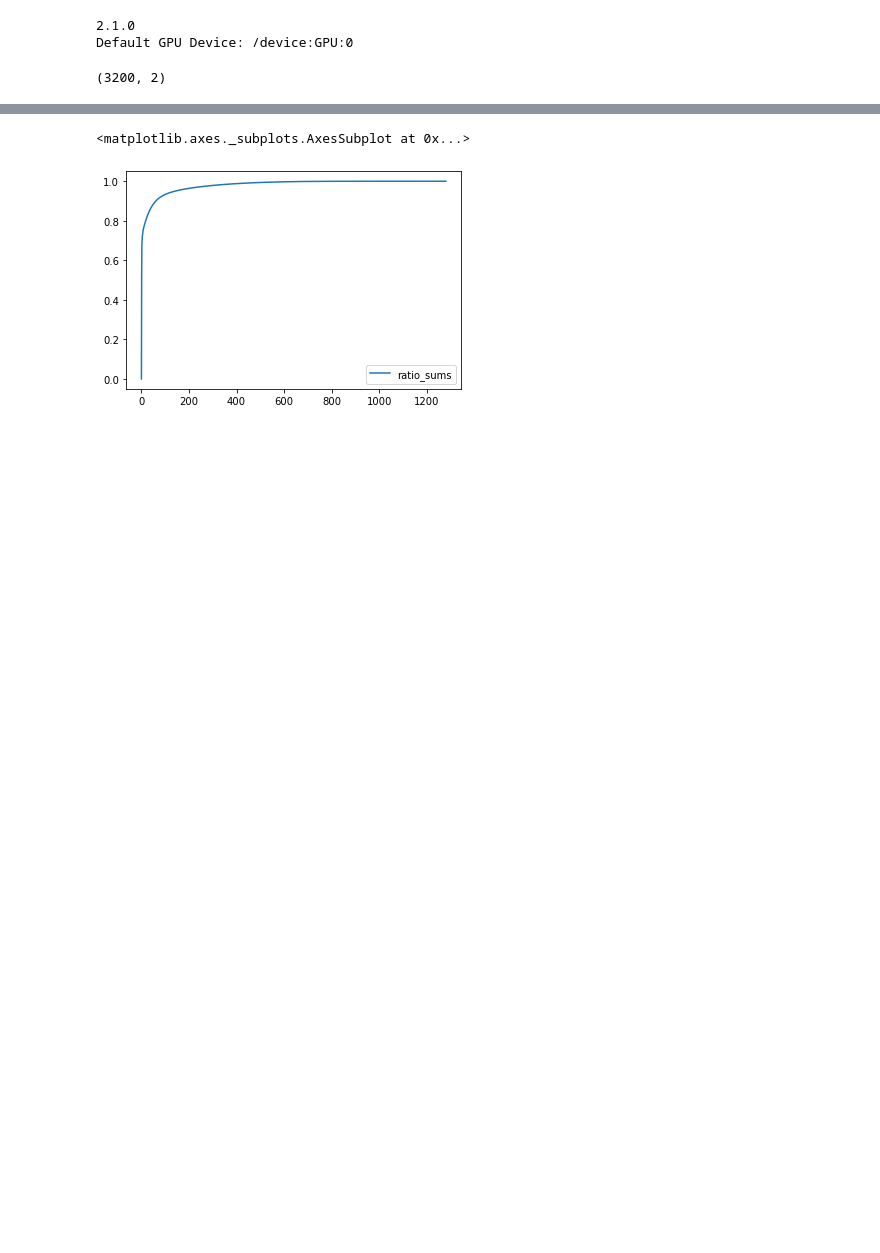
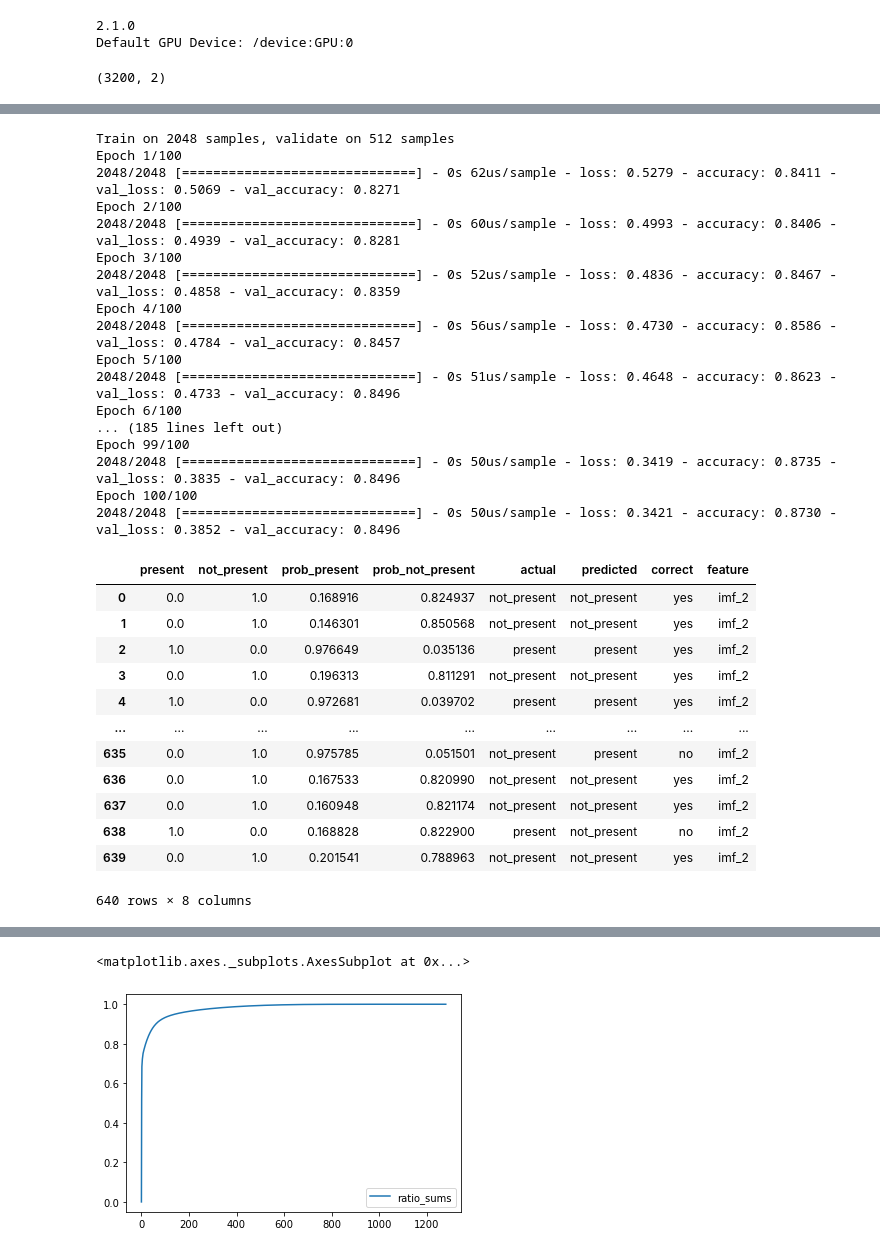
Before and after one commit to jeason15/ERAU-REU-2020, a Jupyter notebook: exploratory-analysis.ipynb, the cells around one changed output, grey strips where cells are left out. Drawn from its saved outputs; the diff is of its cells as text; code cells hidden in the pictures; blank space fills up the shorter version.

```diff
--- a/exploratory-analysis.ipynb
+++ b/exploratory-analysis.ipynb
@@ -211,0 +214,72 @@ Epoch 100/100
+# %%
+small_df = df[df.columns[256:512]]
+small_df >>= bind_cols(df.drone_present)
+
+presence_labs = small_df['drone_present']
+
+values = np.array(presence_labs)
+label_encoder = LabelEncoder()
+integer_encoded = label_encoder.fit_transform(values)
+
+onehot_encoder = OneHotEncoder(sparse=False)
+integer_encoded = integer_encoded.reshape(len(integer_encoded), 1)
+y = onehot_encoder.fit_transform(integer_encoded)
+
+x = small_df.drop(['drone_present'],axis=1).values
+
+x_train, x_test, y_train, y_test = train_test_split(x, y, test_size=0.2)
+
+fit2 = model_small.fit(x = x_train,
+        y = y_train,
+        epochs = 100,
+        batch_size = 32,
+        validation_split = .2,
+        verbose=True)
+
+prediction = model_small.predict(x_test)
+prediction_df = pd.DataFrame(prediction, columns=['prob_present','prob_not_present'])
+
+y_test = pd.DataFrame(y_test,columns=['present','not_present'])
+
+y_pred = y_test >> bind_cols(prediction_df)
+
+y_pred >>= mutate(actual = case_when([y_pred.present == 1, 'present'],
+[y_pred.not_present == 1, 'not_present']),
+predicted = case_when([y_pred.prob_present > y_pred.prob_not_present, 'present'],
+[y_pred.prob_present < y_pred.prob_not_present, 'not_present']))
+
+y_pred >>= mutate(correct = case_when([y_pred.actual == y_pred.predicted, 'yes'],
+[y_pred.actual != y_pred.predicted, 'no']),
+feature = 'imf_2')
+y_pred
+# %% [output]
+Train on 2048 samples, validate on 512 samples
+Epoch 1/100
+2048/2048 [==============================] - 0s 62us/sample - loss: 0.5279 - accuracy: 0.8411 - val_loss: 0.5069 - val_accuracy: 0.8271
+Epoch 2/100
+2048/2048 [==============================] - 0s 60us/sample - loss: 0.4993 - accuracy: 0.8406 - val_loss: 0.4939 - val_accuracy: 0.8281
+Epoch 3/100
+2048/2048 [==============================] - 0s 52us/sample - loss: 0.4836 - accuracy: 0.8467 - val_loss: 0.4858 - val_accuracy: 0.8359
+Epoch 4/100
+2048/2048 [==============================] - 0s 56us/sample - loss: 0.4730 - accuracy: 0.8586 - val_loss: 0.4784 - val_accuracy: 0.8457
+Epoch 5/100
+2048/2048 [==============================] - 0s 51us/sample - loss: 0.4648 - accuracy: 0.8623 - val_loss: 0.4733 - val_accuracy: 0.8496
+Epoch 6/100
+... (185 lines left out)
+Epoch 99/100
+2048/2048 [==============================] - 0s 50us/sample - loss: 0.3419 - accuracy: 0.8735 - val_loss: 0.3835 - val_accuracy: 0.8496
+Epoch 100/100
+2048/2048 [==============================] - 0s 50us/sample - loss: 0.3421 - accuracy: 0.8730 - val_loss: 0.3852 - val_accuracy: 0.8496
+|  | present | not_present | prob_present | prob_not_present | actual | predicted | correct | feature |
+| 0 | 0.0 | 1.0 | 0.168916 | 0.824937 | not_present | not_present | yes | imf_2 |
+| 1 | 0.0 | 1.0 | 0.146301 | 0.850568 | not_present | not_present | yes | imf_2 |
+| 2 | 1.0 | 0.0 | 0.976649 | 0.035136 | present | present | yes | imf_2 |
+| 3 | 0.0 | 1.0 | 0.196313 | 0.811291 | not_present | not_present | yes | imf_2 |
+| 4 | 1.0 | 0.0 | 0.972681 | 0.039702 | present | present | yes | imf_2 |
+| ... | ... | ... | ... | ... | ... | ... | ... | ... |
+| 635 | 0.0 | 1.0 | 0.975785 | 0.051501 | not_present | present | no | imf_2 |
+| 636 | 0.0 | 1.0 | 0.167533 | 0.820990 | not_present | not_present | yes | imf_2 |
+| 637 | 0.0 | 1.0 | 0.160948 | 0.821174 | not_present | not_present | yes | imf_2 |
+| 638 | 1.0 | 0.0 | 0.168828 | 0.822900 | present | not_present | no | imf_2 |
+| 639 | 0.0 | 1.0 | 0.201541 | 0.788963 | not_present | not_present | yes | imf_2 |
+640 rows × 8 columns
```
Also changed, not shown: parts of 10 cells of this notebook.
